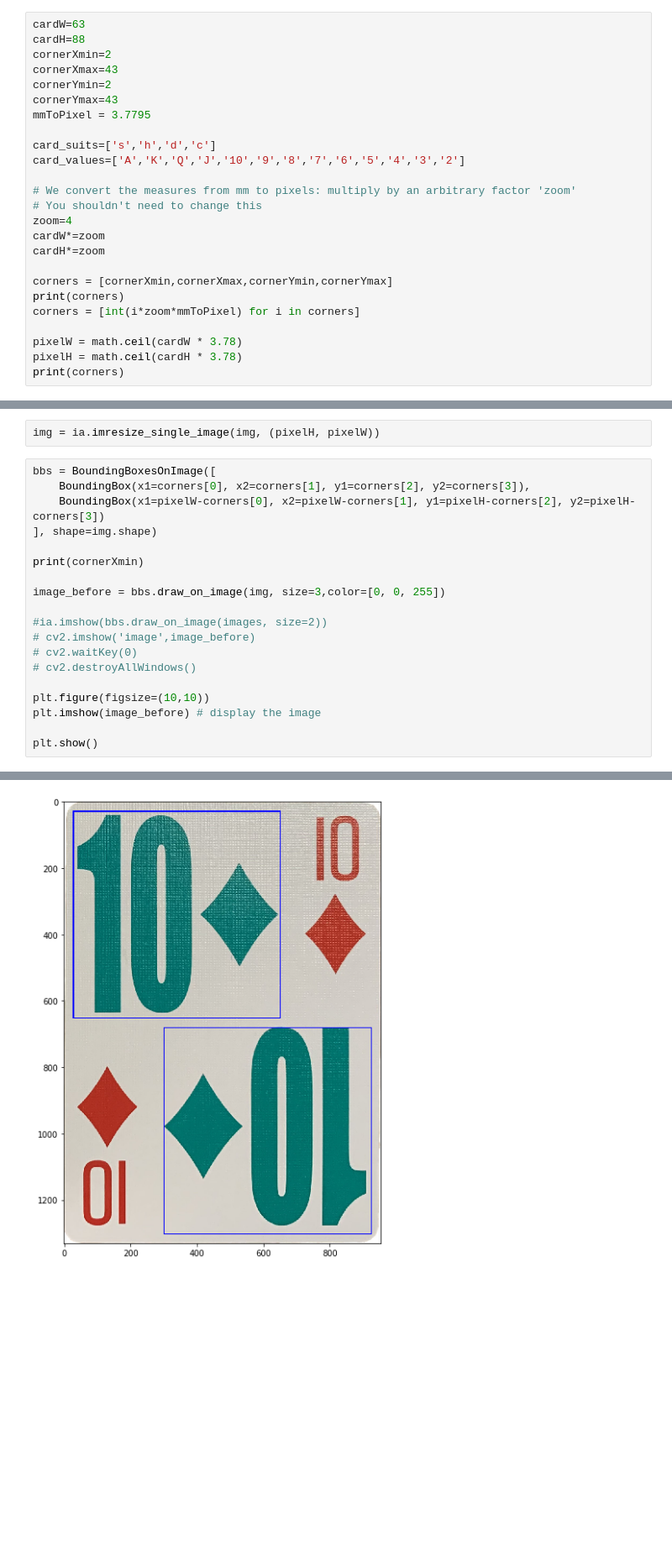
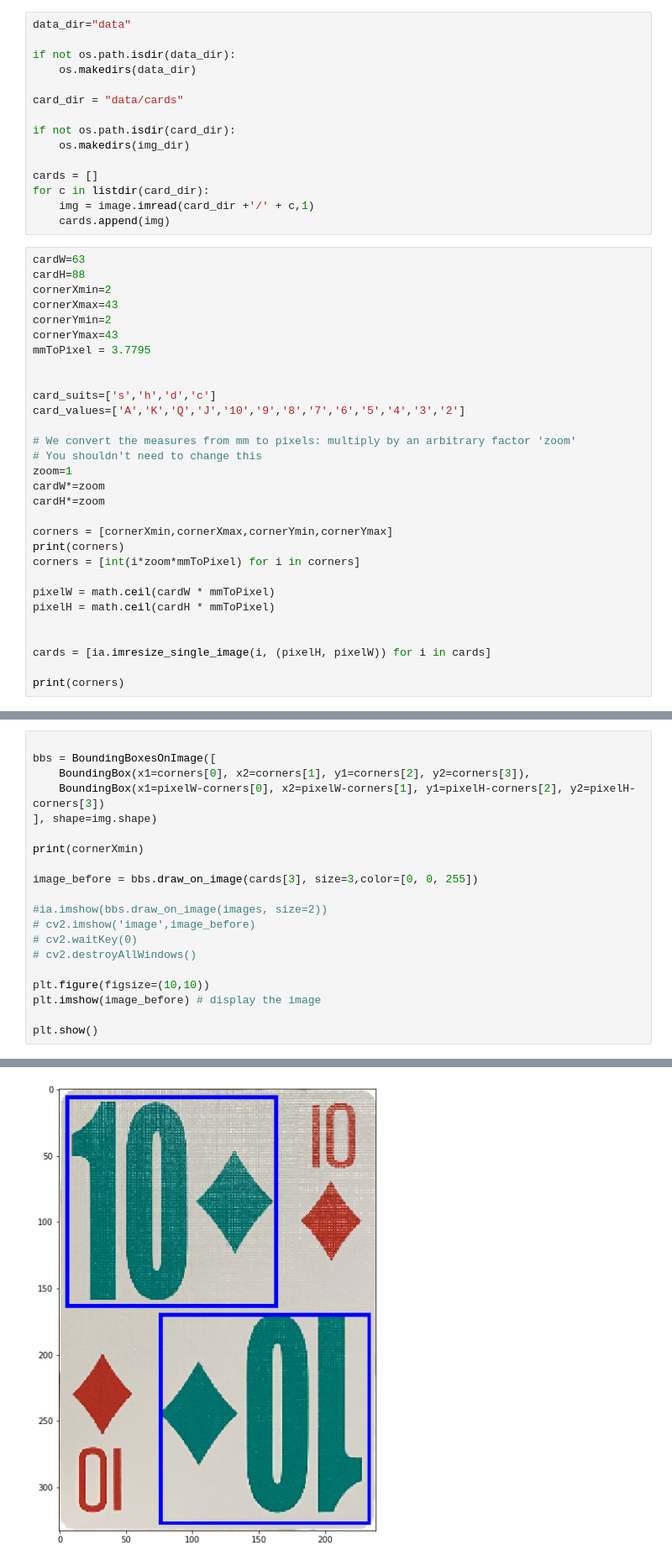
Before and after one commit to WJT98/Blackjack-Perfect-Count, a Jupyter notebook: GenerateImageSet.ipynb, the cells around one changed output, grey strips where cells are left out. Shown at 84% size. Drawn from its saved outputs; the diff is of its cells as text; blank space fills up the shorter version.

```diff
--- a/GenerateImageSet.ipynb
+++ b/GenerateImageSet.ipynb
@@ -49,3 +29,18 @@ print(img.shape)
+# %%
+data_dir="data"
+
+if not os.path.isdir(data_dir):
+    os.makedirs(data_dir)
+
+card_dir = "data/cards"
+
+if not os.path.isdir(card_dir):
+    os.makedirs(img_dir)
+
+cards = []
+for c in listdir(card_dir):
+    img = image.imread(card_dir +'/' + c,1)
+    cards.append(img)
 # %%
 cardW=63
 cardH=88
@@ -55,12 +50,13 @@ cornerYmin=2
 cornerYmax=43
 mmToPixel = 3.7795
 
+
 card_suits=['s','h','d','c']
 card_values=['A','K','Q','J','10','9','8','7','6','5','4','3','2']
 
 # We convert the measures from mm to pixels: multiply by an arbitrary factor 'zoom'
 # You shouldn't need to change this
-zoom=4
+zoom=1
 cardW*=zoom
 cardH*=zoom
 
@@ -68,8 +64,12 @@ corners = [cornerXmin,cornerXmax,cornerYmin,cornerYmax]
 print(corners)
 corners = [int(i*zoom*mmToPixel) for i in corners]
 
-pixelW = math.ceil(cardW * 3.78)
-pixelH = math.ceil(cardH * 3.78)
+pixelW = math.ceil(cardW * mmToPixel)
+pixelH = math.ceil(cardH * mmToPixel)
+
+
+cards = [ia.imresize_single_image(i, (pixelH, pixelW)) for i in cards]
+
 print(corners)
 # %% [output]
 [2, 43, 2, 43]
@@ -77,24 +77,23 @@ print(corners)
-# %%
-img = ia.imresize_single_image(img, (pixelH, pixelW))
 # %%
+
 bbs = BoundingBoxesOnImage([
     BoundingBox(x1=corners[0], x2=corners[1], y1=corners[2], y2=corners[3]),
     BoundingBox(x1=pixelW-corners[0], x2=pixelW-corners[1], y1=pixelH-corners[2], y2=pixelH-corners[3])
 ], shape=img.shape)
 
 print(cornerXmin)
 
-image_before = bbs.draw_on_image(img, size=3,color=[0, 0, 255])
+image_before = bbs.draw_on_image(cards[3], size=3,color=[0, 0, 255])
 
 #ia.imshow(bbs.draw_on_image(images, size=2))
 # cv2.imshow('image',image_before)
 # cv2.waitKey(0)
 # cv2.destroyAllWindows()
 
 plt.figure(figsize=(10,10))
 plt.imshow(image_before) # display the image
 
 plt.show()
 # %% [output]
 2
-[figure, old version]
+[figure, new version]
```
Also changed, not shown: parts of 8 cells of this notebook.
